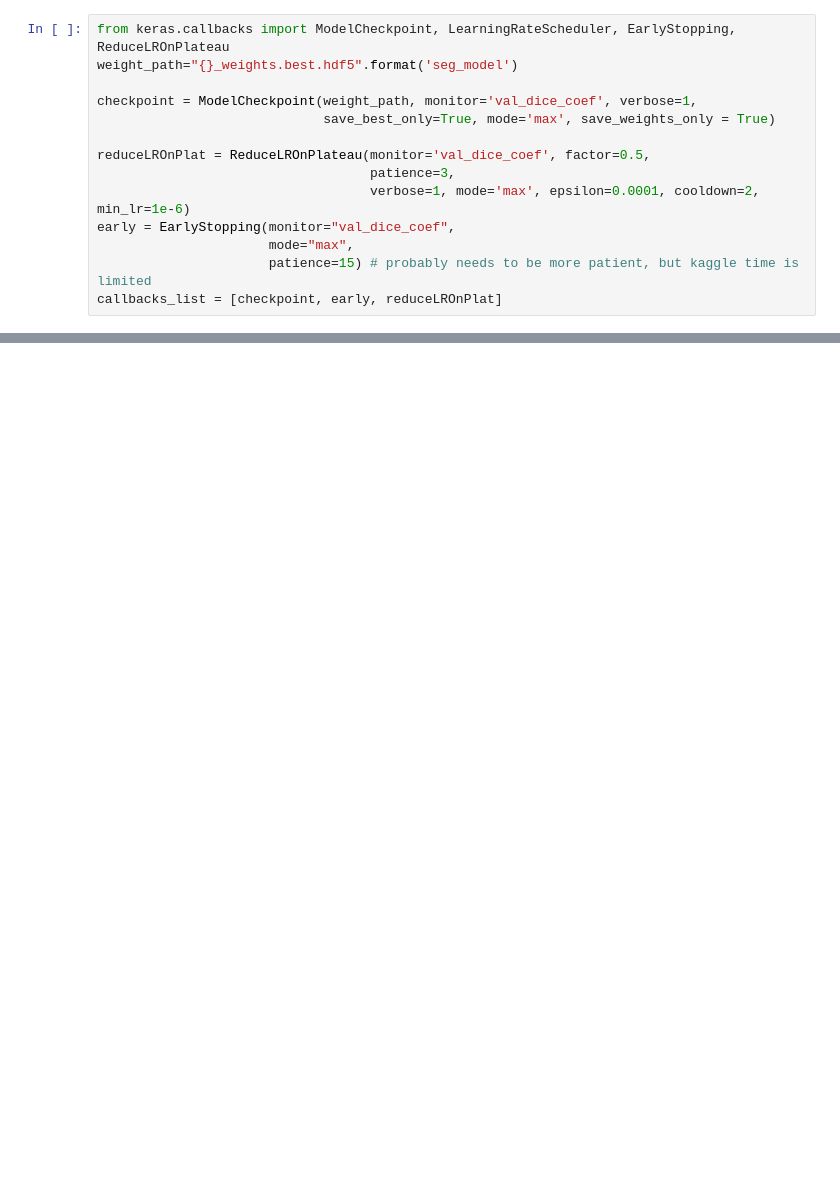
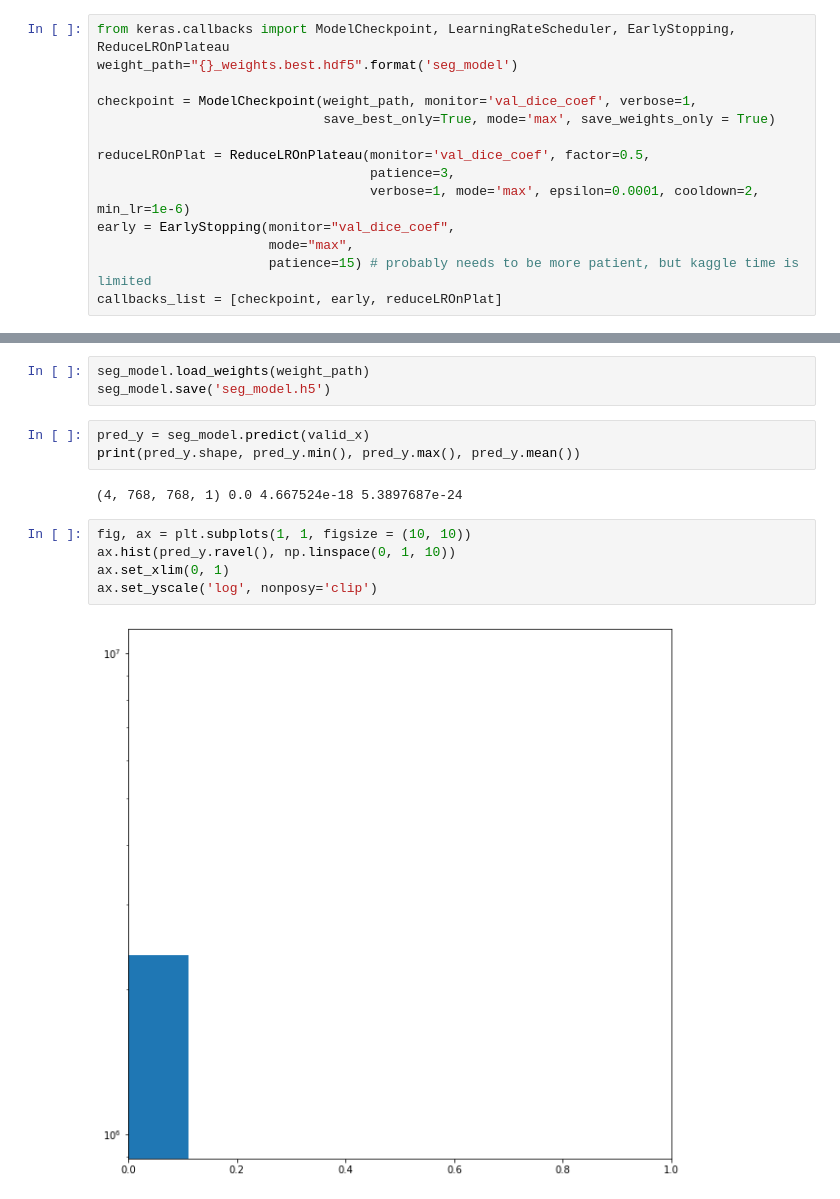
Before and after one commit to blainerothrock/airbus-ship-detection, a Jupyter notebook: U-Net.ipynb, the cells around one changed output, grey strips where cells are left out. Cells and saved outputs as stored; diff of their text form; blank space fills up the shorter version.

Commit message:
model working from baseline

```diff
--- a/U-Net.ipynb
+++ b/U-Net.ipynb
@@ -425,0 +489,15 @@ Epoch 1/5
+# %%
+seg_model.load_weights(weight_path)
+seg_model.save('seg_model.h5')
+# %%
+pred_y = seg_model.predict(valid_x)
+print(pred_y.shape, pred_y.min(), pred_y.max(), pred_y.mean())
+# %% [output]
+(4, 768, 768, 1) 0.0 4.667524e-18 5.3897687e-24
+# %%
+fig, ax = plt.subplots(1, 1, figsize = (10, 10))
+ax.hist(pred_y.ravel(), np.linspace(0, 1, 10))
+ax.set_xlim(0, 1)
+ax.set_yscale('log', nonposy='clip')
+# %% [output]
+[figure, added]
```
Also changed, not shown: parts of 18 cells of this notebook, 7 other files.
